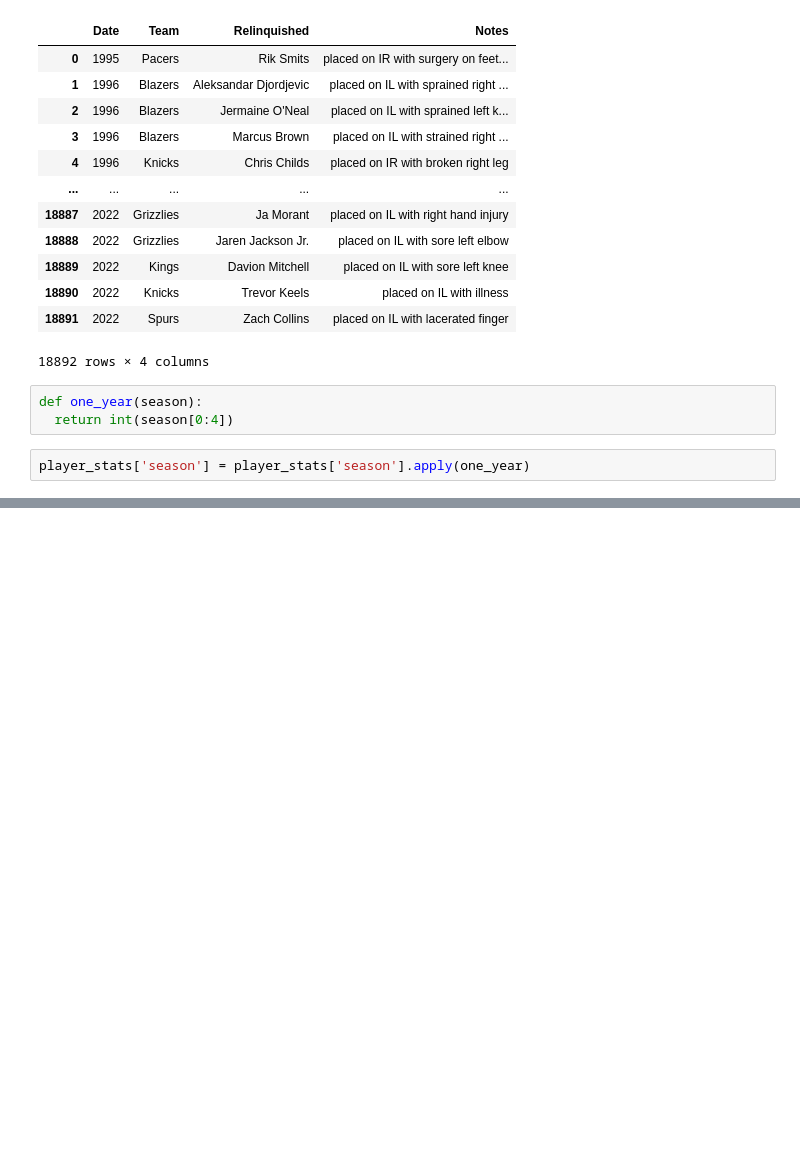
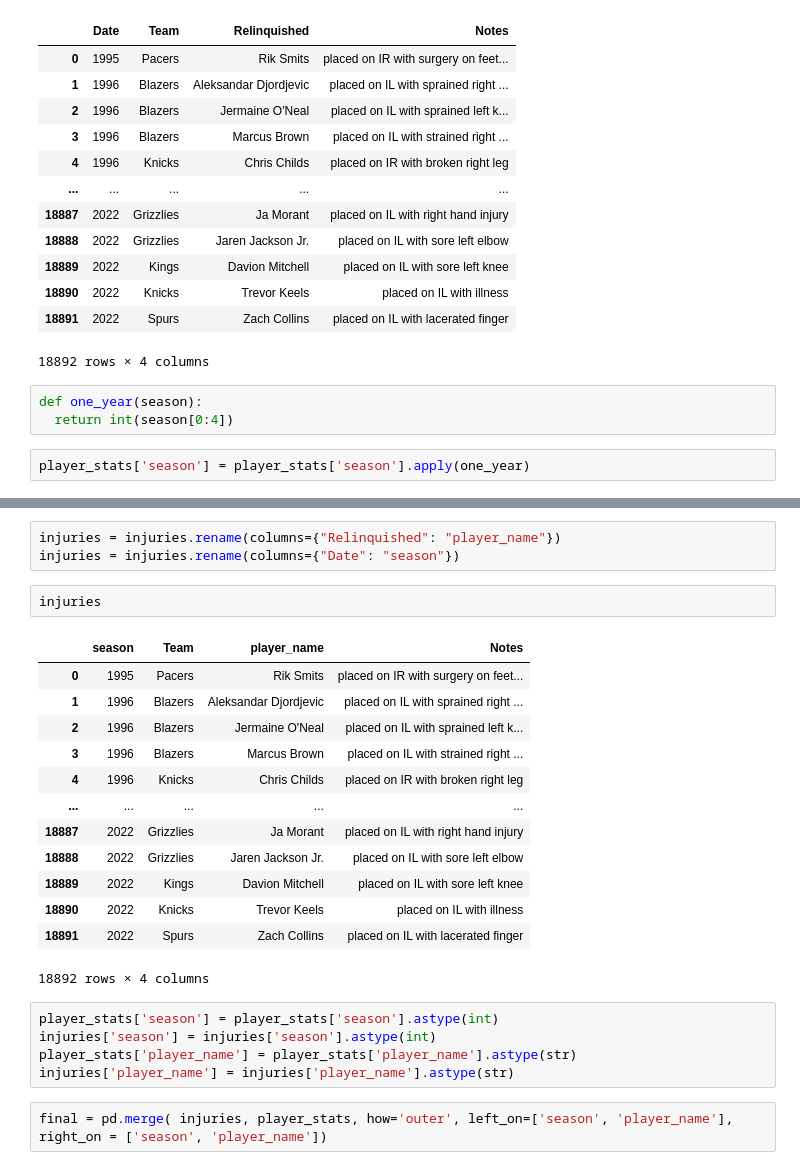
Before and after one commit to ab3131/NBAInjuryPredictor, a Jupyter notebook: NBAInjuryPredictor.ipynb, the cells around one changed output, grey strips where cells are left out. Saved outputs shown, nothing was run; the diff lists cells and outputs as text; blank space fills up the shorter version.

```diff
--- a/NBAInjuryPredictor.ipynb
+++ b/NBAInjuryPredictor.ipynb
@@ -173,0 +175,26 @@ Name: season, Length: 12844, dtype: int64
+# %%
+injuries = injuries.rename(columns={"Relinquished": "player_name"})
+injuries = injuries.rename(columns={"Date": "season"})
+# %%
+injuries
+# %% [output]
+|  | season | Team | player_name | Notes |
+| 0 | 1995 | Pacers | Rik Smits | placed on IR with surgery on feet... |
+| 1 | 1996 | Blazers | Aleksandar Djordjevic | placed on IL with sprained right ... |
+| 2 | 1996 | Blazers | Jermaine O'Neal | placed on IL with sprained left k... |
+| 3 | 1996 | Blazers | Marcus Brown | placed on IL with strained right ... |
+| 4 | 1996 | Knicks | Chris Childs | placed on IR with broken right leg |
+| ... | ... | ... | ... | ... |
+| 18887 | 2022 | Grizzlies | Ja Morant | placed on IL with right hand injury |
+| 18888 | 2022 | Grizzlies | Jaren Jackson Jr. | placed on IL with sore left elbow |
+| 18889 | 2022 | Kings | Davion Mitchell | placed on IL with sore left knee |
+| 18890 | 2022 | Knicks | Trevor Keels | placed on IL with illness |
+| 18891 | 2022 | Spurs | Zach Collins | placed on IL with lacerated finger |
+18892 rows × 4 columns
+# %%
+player_stats['season'] = player_stats['season'].astype(int)
+injuries['season'] = injuries['season'].astype(int)
+player_stats['player_name'] = player_stats['player_name'].astype(str)
+injuries['player_name'] = injuries['player_name'].astype(str)
+# %%
+final = pd.merge( injuries, player_stats, how='outer', left_on=['season', 'player_name'], right_on = ['season', 'player_name'])
```
Also changed, not shown: parts of 10 cells of this notebook.
